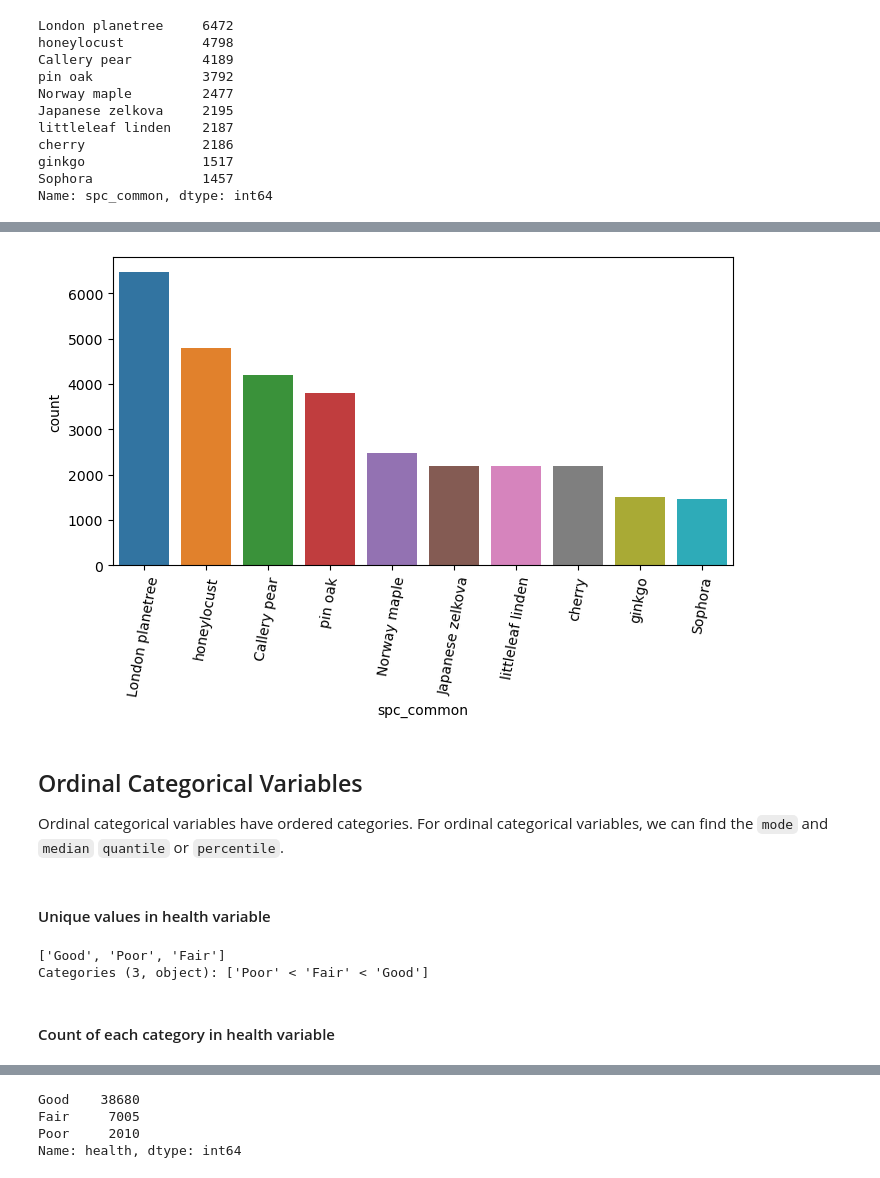
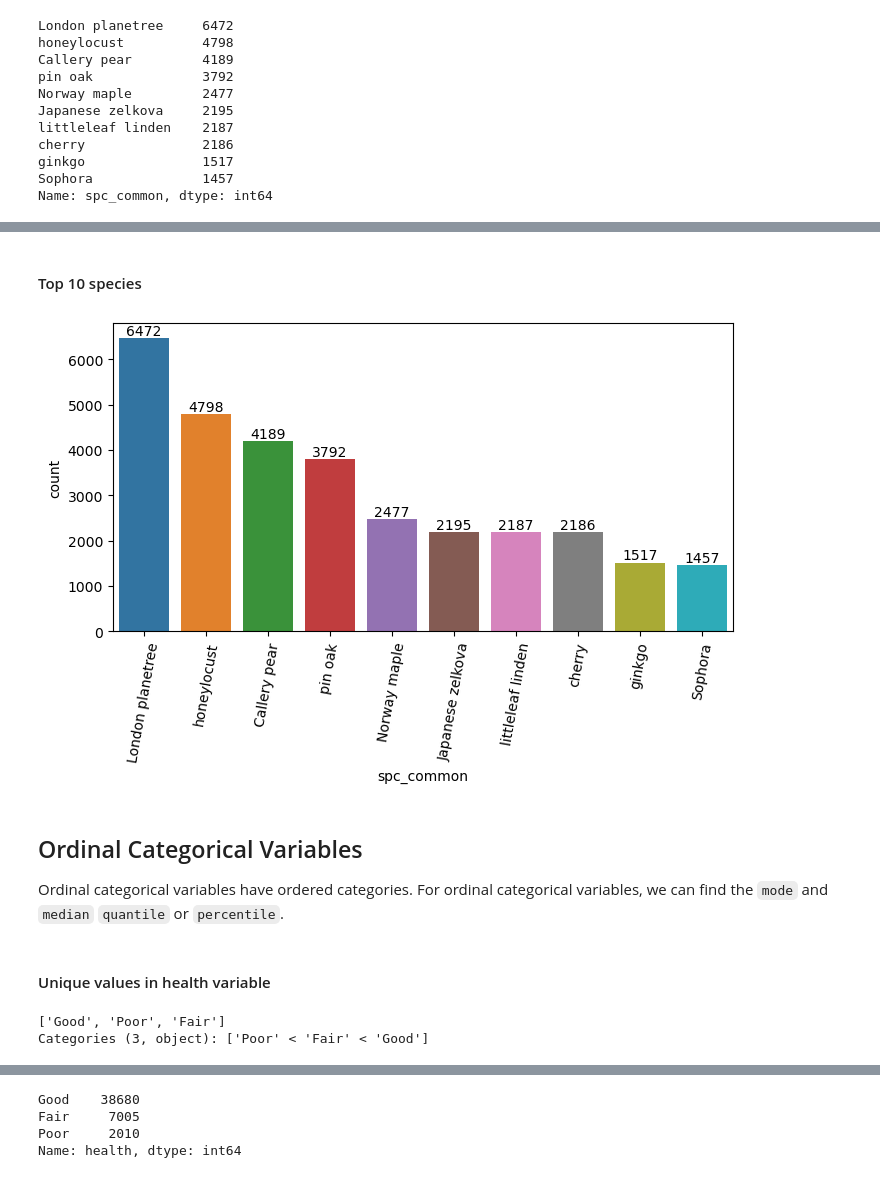
Before and after one commit to Alyxx-The-Sniper/DATA_SCIENCE_2022, a Jupyter notebook: Data_Science_Inference/Stats for Categorical.ipynb, the cells around one changed output, grey strips where cells are left out. Drawn from its saved outputs; the diff is of its cells as text; code cells hidden in the pictures.

```diff
--- a/Data_Science_Inference/Stats for Categorical.ipynb
+++ b/Data_Science_Inference/Stats for Categorical.ipynb
@@ -65,22 +63,26 @@ Name: spc_common, dtype: float64
+# %% [markdown]
+#### Top 10 species
 # %%
 plt.figure(figsize = (8,4))
 ax = sns.countplot(x = 'spc_common',
                   data = df,
                   order = df['spc_common'].value_counts().iloc[:10].index)
 
 ax.set_xticklabels(ax.get_xticklabels(),rotation = 80)
+
+for i in ax.containers:
+    ax.bar_label(i,)
+
 plt.show()
 # %% [output]
-[figure, old version]
+[figure, new version]
 # %% [markdown]
 ## Ordinal Categorical Variables
 Ordinal categorical variables have ordered categories. For ordinal categorical variables, we can find the `mode` and `median` `quantile` or `percentile`.
-# %% [markdown]
-#### Unique values in health variable
+# %% [markdown]
+#### Unique values in health variable
 # %%
 df.health.unique()
 # %% [output]
 ['Good', 'Poor', 'Fair']
 Categories (3, object): ['Poor' < 'Fair' < 'Good']
-# %% [markdown]
-#### Count of each category in health variable
```
Also changed, not shown: parts of 22 cells of this notebook, 1 other file.
